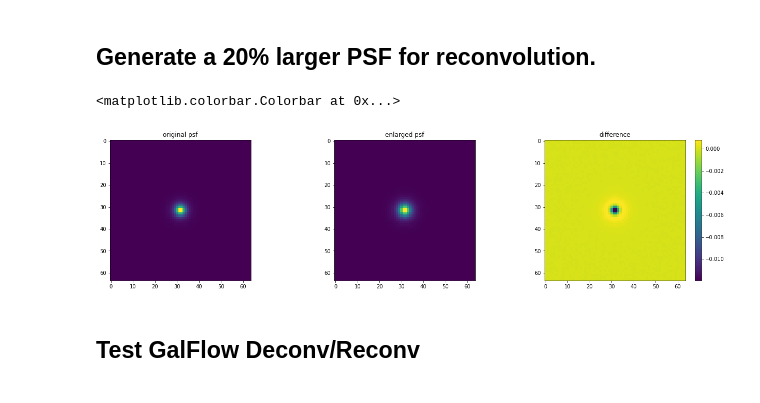
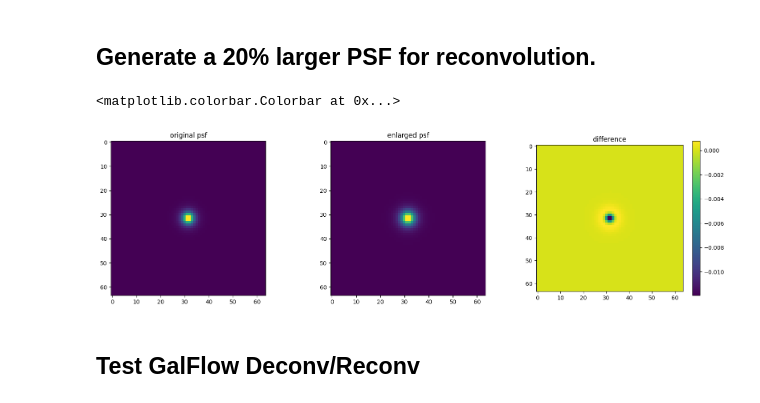
Before and after one commit to CosmoStat/autometacal, a Jupyter notebook: notebooks/metacal_compare_auto_finite.ipynb, the cells around one changed output. Saved outputs shown, nothing was run; the diff lists cells and outputs as text; code cells hidden in the pictures.

```diff
--- a/notebooks/metacal_compare_auto_finite.ipynb
+++ b/notebooks/metacal_compare_auto_finite.ipynb
@@ -70,6 +72,7 @@ gal_images, psf_images = make_data(N=1,psf_noise = psf_noise,
                                   gal_hlr = gal_hlr,
                                   gal_g1 = [0.0,.01,-0.01],gal_g2=[0.0,.0,.01])
 # %%
+style.use('default')
 figure(figsize=(15,5))
 subplot(131)
 imshow(gal_images[0]); title('observed image')
@@ -85,16 +88,17 @@ reconv_psf = galsim.Moffat(beta=2.5,
                     fwhm=psf_fwhm*1.2)
 reconv_psf_image = tf.expand_dims(tf.convert_to_tensor(reconv_psf.drawImage(nx=stamp_size, ny=stamp_size, scale=scale).array),axis=0)
 # %%
-figure(figsize=(22,5))
+style.use('default')
+figure(figsize=(20,5))
 subplot(131)
 imshow(psf_images[0]); title('original psf')
 subplot(132)
 imshow(reconv_psf_image[0]); title('enlarged psf')
 subplot(133)
 imshow(reconv_psf_image[0] - psf_images[0]); title('difference');colorbar()
 # %% [output]
 <matplotlib.colorbar.Colorbar at 0x...>
-[figure, old version]
+[figure, new version]
 # %% [markdown]
 ## Test GalFlow Deconv/Reconv
 # %%
```
Also changed, not shown: parts of 30 cells of this notebook.
